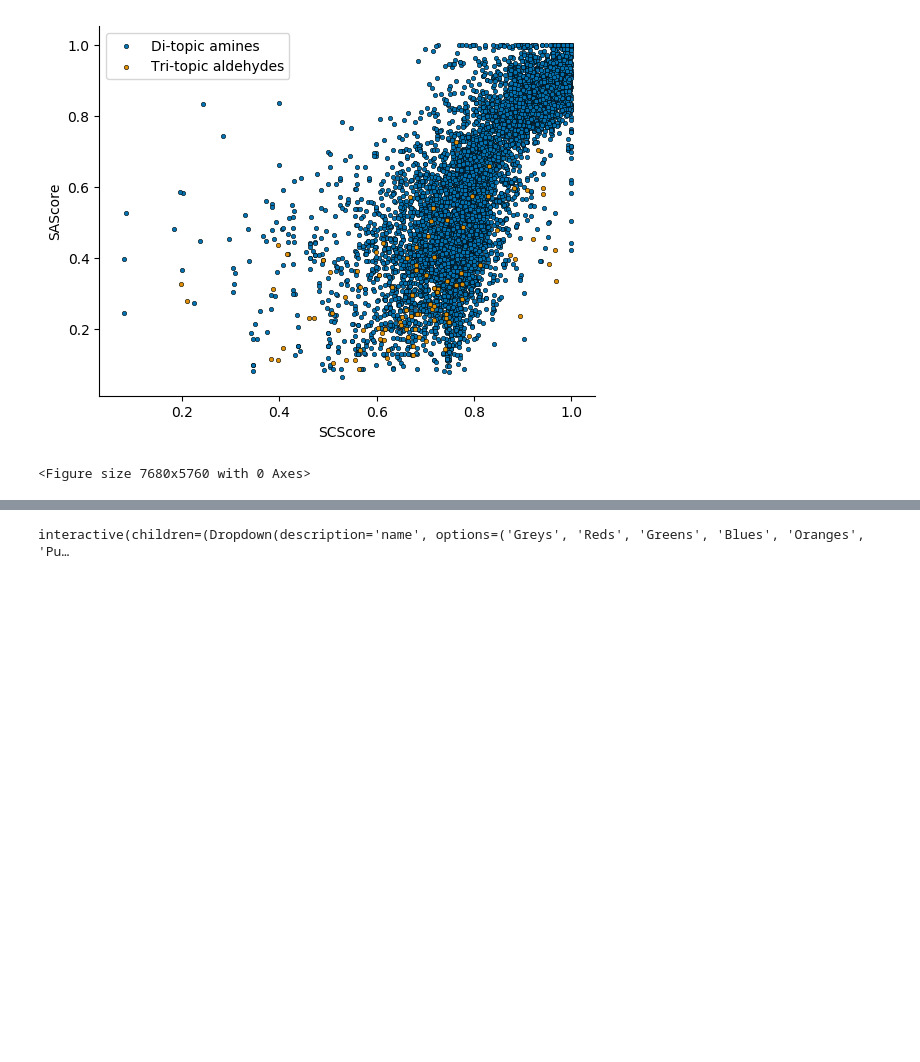
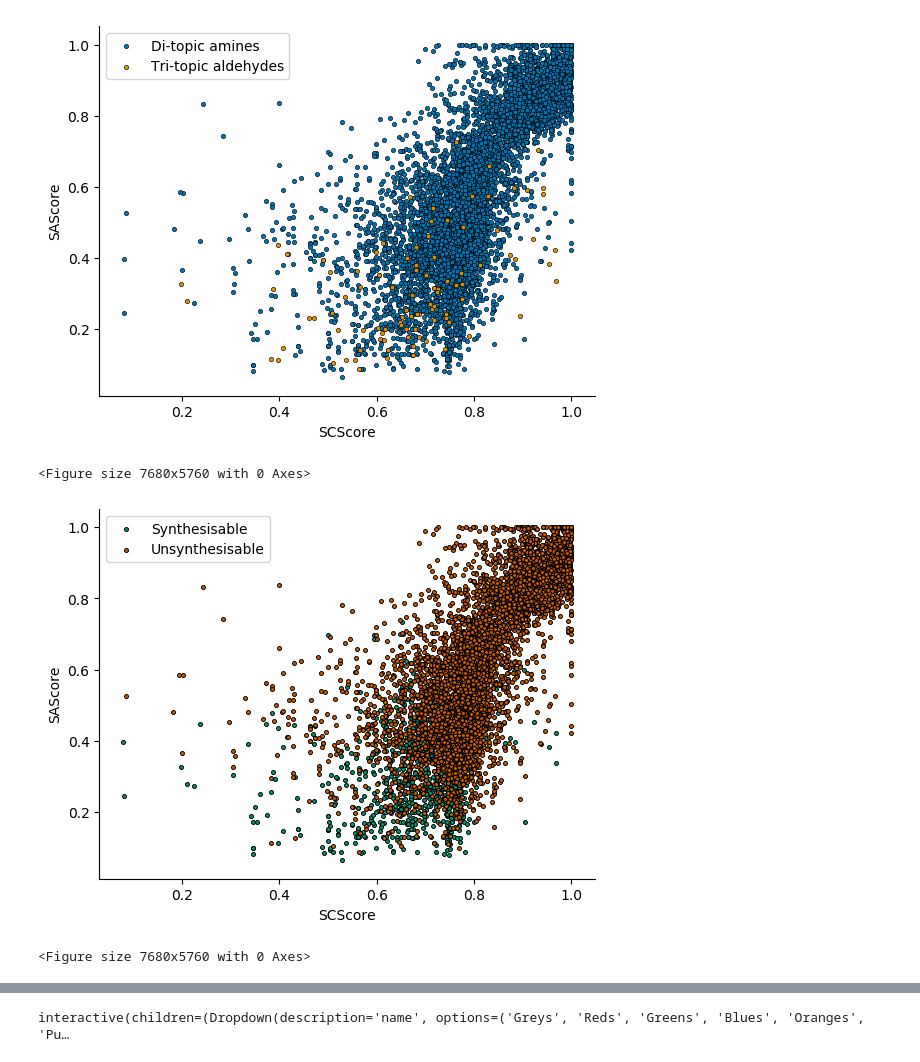
Before and after one commit to stevenkbennett/synthetic_accessibility_project, a Jupyter notebook: stages/Stage1_SyntheticAccesibilityScores/DB_SA_Analysis.ipynb, the cells around one changed output, grey strips where cells are left out. Cells and saved outputs as stored; diff of their text form; code cells hidden in the pictures; blank space fills up the shorter version.

```diff
--- a/stages/Stage1_SyntheticAccesibilityScores/DB_SA_Analysis.ipynb
+++ b/stages/Stage1_SyntheticAccesibilityScores/DB_SA_Analysis.ipynb
@@ -17,3 +20,12 @@ from typing import List
+# %%
+paper_path = (
+    Path.home()
+    / "Dropbox"
+    / "Apps"
+    / "Overleaf"
+    / "Synthetic Accessibility Paper - ACS Template"
+)
+figure_path = paper_path / 'Figures'
 # %%
 def get_path():
     contains = ["SAScore", "SCScore", "RFModel"]
@@ -199,12 +211,15 @@ fig.savefig('Reaxys_DB_SA_SCScores.pdf')
 [figure]
 <Figure size 7680x5760 with 0 Axes>
 # %%
-palette = it.cycle(sns.color_palette('colorblind'))
+palette = sns.color_palette('colorblind')
 fig, ax = plt.subplots()
-sns.scatterplot(x=df_reaxys[df_reaxys['rfmodel'] < 0.5]['scscore'], y=df_reaxys[df_reaxys['func_group'] == 'primary amine']['sascore'], ax=ax, s=10, edgecolor='black', linewidth=0.4, color=next(palette), label='Di-topic amines')
-sns.scatterplot(x=df_reaxys[df_reaxys['rfmodel']['scscore'], y=df_reaxys[df_reaxys['func_group'] == 'aldehyde']['sascore'], ax=ax, s=10, edgecolor='black', linewidth=0.4, color=next(palette), label='Tri-topic aldehydes')
+sns.scatterplot(x=df_reaxys[df_reaxys['rfmodel'] < 0.5]['scscore'], color=palette[2], y=df_reaxys[df_reaxys['rfmodel'] < 0.5]['sascore'], ax=ax, s=8, edgecolor='black', linewidth=0.7, label='Synthesisable')
+sns.scatterplot(x=df_reaxys[df_reaxys['rfmodel'] > 0.5]['scscore'], color=palette[3], y=df_reaxys[df_reaxys['rfmodel'] > 0.5]['sascore'], ax=ax, s=8, edgecolor='black', linewidth=0.7, label='Unsynthesisable')
 ax.set_ylabel('SAScore')
 ax.set_xlabel('SCScore')
 sns.despine()
 plt.figure(dpi=1200)
-fig.savefig('Reaxys_DB_SA_SCScores.pdf')
+fig.savefig(figure_path / 'Reaxys_DB_SA_SCScores_SynthesisableUnsythesisable.pdf')
+# %% [output]
+[figure, added]
+<Figure size 7680x5760 with 0 Axes>
```
Also changed, not shown: parts of 32 cells of this notebook.
